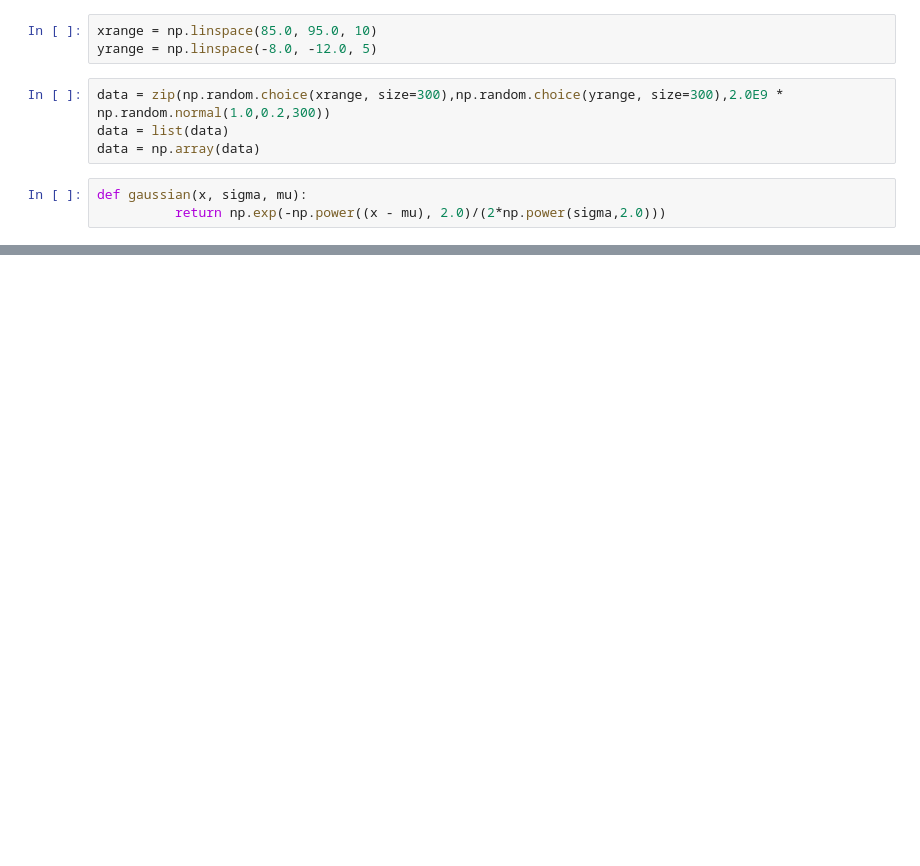
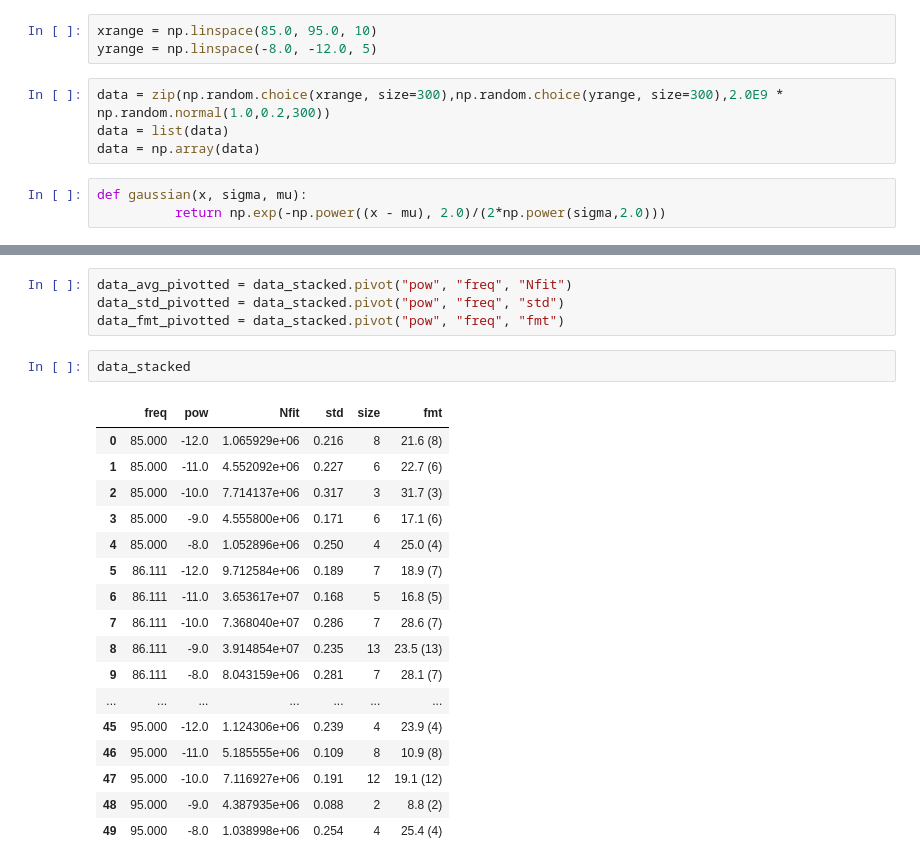
Before and after one commit to adareau/HAL, a Jupyter notebook: HAL/gui/test_density_plot.ipynb, the cells around one changed output, grey strips where cells are left out. Saved outputs shown, nothing was run; the diff lists cells and outputs as text; blank space fills up the shorter version.

```diff
--- a/HAL/gui/test_density_plot.ipynb
+++ b/HAL/gui/test_density_plot.ipynb
@@ -69,0 +59,24 @@ ModuleNotFoundError: No module named 'seaborn'
+# %%
+data_avg_pivotted = data_stacked.pivot("pow", "freq", "Nfit")
+data_std_pivotted = data_stacked.pivot("pow", "freq", "std")
+data_fmt_pivotted = data_stacked.pivot("pow", "freq", "fmt")
+# %%
+data_stacked
+# %% [output]
+|  | freq | pow | Nfit | std | size | fmt |
+| 0 | 85.000 | -12.0 | 1.065929e+06 | 0.216 | 8 | 21.6 (8) |
+| 1 | 85.000 | -11.0 | 4.552092e+06 | 0.227 | 6 | 22.7 (6) |
+| 2 | 85.000 | -10.0 | 7.714137e+06 | 0.317 | 3 | 31.7 (3) |
+| 3 | 85.000 | -9.0 | 4.555800e+06 | 0.171 | 6 | 17.1 (6) |
+| 4 | 85.000 | -8.0 | 1.052896e+06 | 0.250 | 4 | 25.0 (4) |
+| 5 | 86.111 | -12.0 | 9.712584e+06 | 0.189 | 7 | 18.9 (7) |
+| 6 | 86.111 | -11.0 | 3.653617e+07 | 0.168 | 5 | 16.8 (5) |
+| 7 | 86.111 | -10.0 | 7.368040e+07 | 0.286 | 7 | 28.6 (7) |
+| 8 | 86.111 | -9.0 | 3.914854e+07 | 0.235 | 13 | 23.5 (13) |
+| 9 | 86.111 | -8.0 | 8.043159e+06 | 0.281 | 7 | 28.1 (7) |
+| ... | ... | ... | ... | ... | ... | ... |
+| 45 | 95.000 | -12.0 | 1.124306e+06 | 0.239 | 4 | 23.9 (4) |
+| 46 | 95.000 | -11.0 | 5.185555e+06 | 0.109 | 8 | 10.9 (8) |
+| 47 | 95.000 | -10.0 | 7.116927e+06 | 0.191 | 12 | 19.1 (12) |
+| 48 | 95.000 | -9.0 | 4.387935e+06 | 0.088 | 2 | 8.8 (2) |
+| 49 | 95.000 | -8.0 | 1.038998e+06 | 0.254 | 4 | 25.4 (4) |
```
Also changed, not shown: parts of 13 cells of this notebook, 1 other file.
